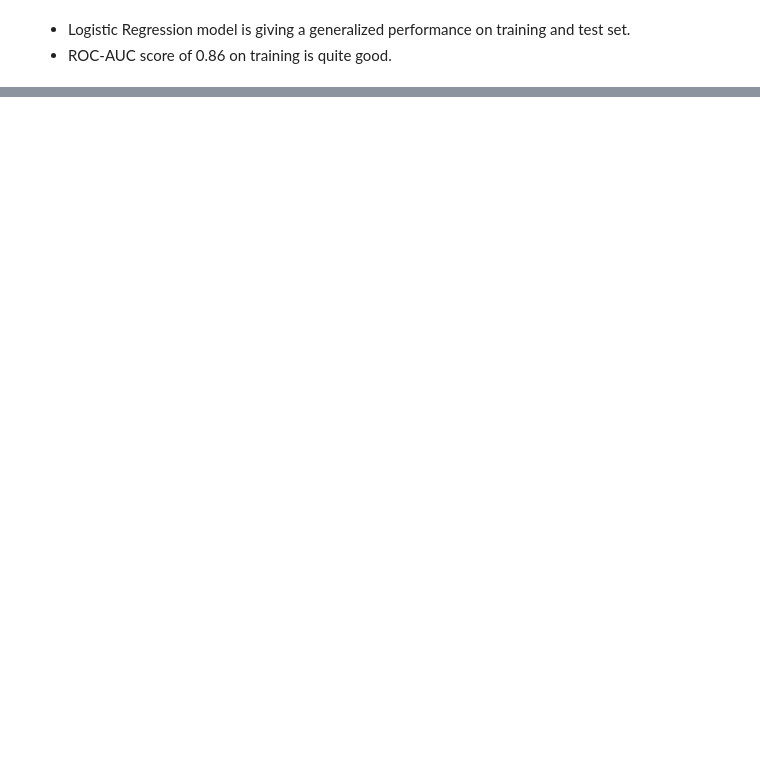
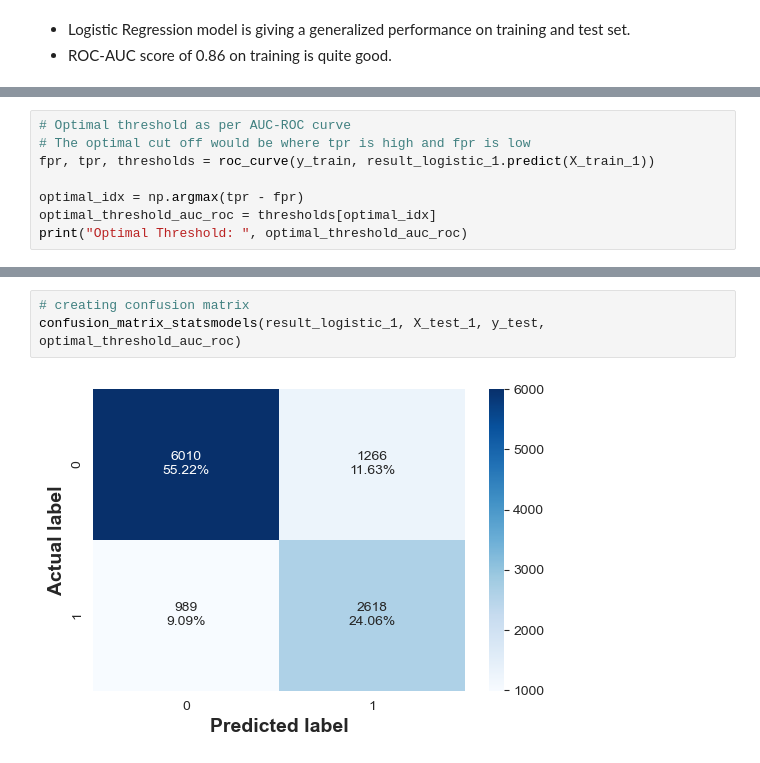
Before and after one commit to ArthurXia1031/Data_Science_Project, a Jupyter notebook: machine_learning/INN hotels/INN_ML.ipynb, the cells around one changed output, grey strips where cells are left out. Drawn from its saved outputs; the diff is of its cells as text; blank space fills up the shorter version.

```diff
--- a/machine_learning/INN hotels/INN_ML.ipynb
+++ b/machine_learning/INN hotels/INN_ML.ipynb
@@ -1233,0 +1244,8 @@ plt.show()
+# %%
+# Optimal threshold as per AUC-ROC curve
+# The optimal cut off would be where tpr is high and fpr is low
+fpr, tpr, thresholds = roc_curve(y_train, result_logistic_1.predict(X_train_1))
+
+optimal_idx = np.argmax(tpr - fpr)
+optimal_threshold_auc_roc = thresholds[optimal_idx]
+print("Optimal Threshold: ", optimal_threshold_auc_roc)
@@ -1233,0 +1294,5 @@ plt.show()
+# %%
+# creating confusion matrix
+confusion_matrix_statsmodels(result_logistic_1, X_test_1, y_test, optimal_threshold_auc_roc)
+# %% [output]
+[figure, added]
```
Also changed, not shown: parts of 35 cells of this notebook.
